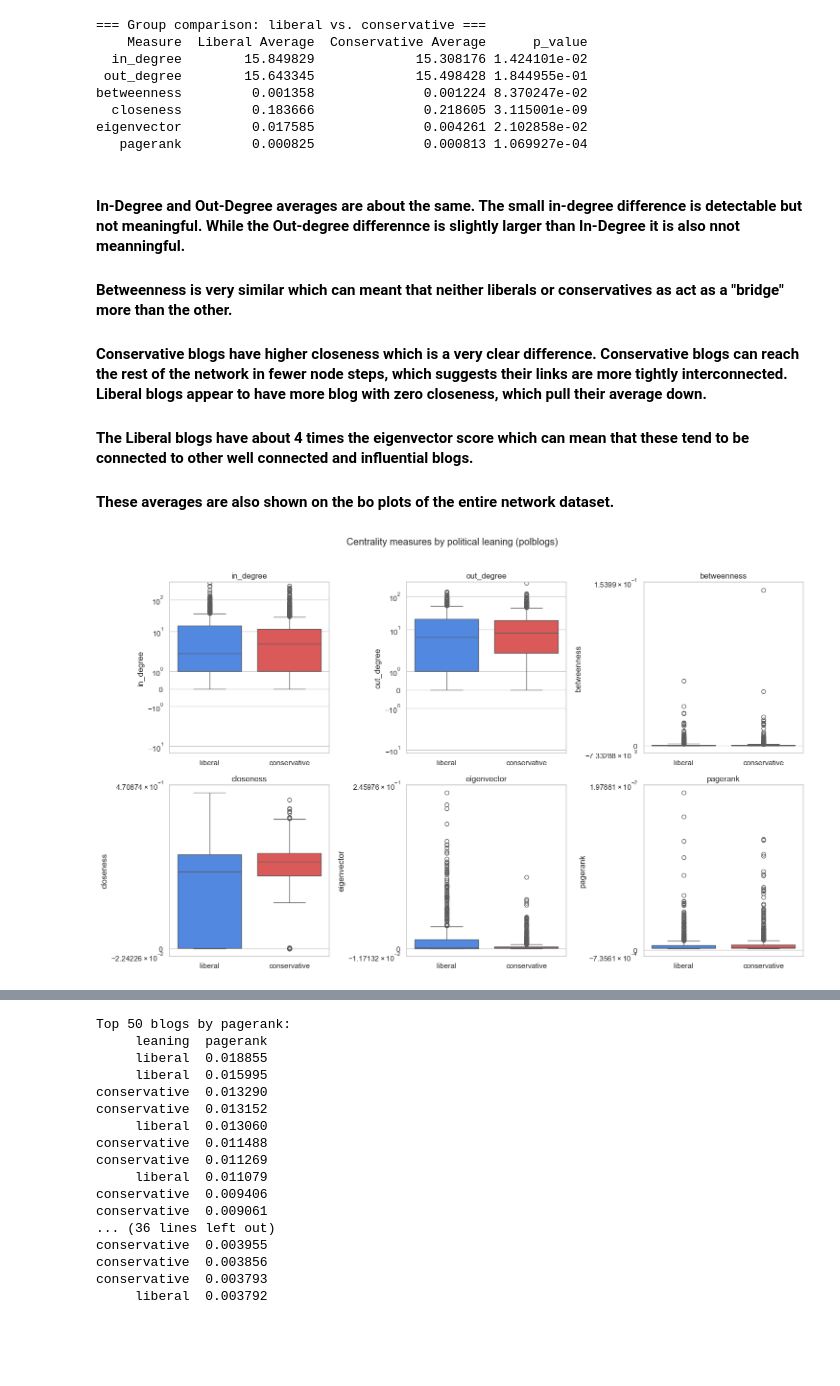
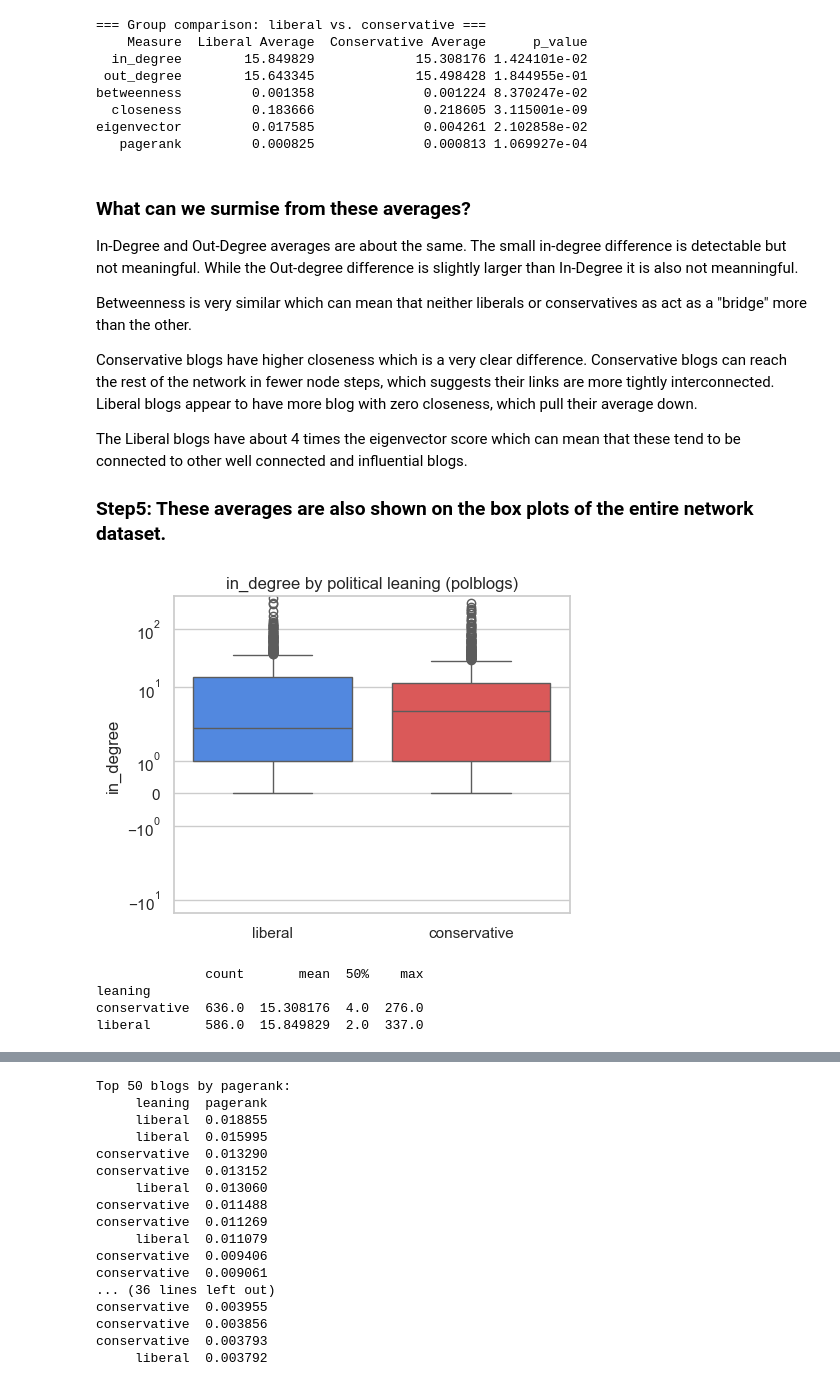
Before and after one commit to audiorunner13/Masters-Coursework, a Jupyter notebook: Data620 Fall 2026/Week 5/Project 1/Data 620 Week 5 Assignment - Project 1.ipynb, the cells around one changed output, grey strips where cells are left out. Cells and saved outputs as stored; diff of their text form; code cells hidden in the pictures; blank space fills up the shorter version.

```diff
--- a/Data620 Fall 2026/Week 5/Project 1/Data 620 Week 5 Assignment - Project 1.ipynb
+++ b/Data620 Fall 2026/Week 5/Project 1/Data 620 Week 5 Assignment - Project 1.ipynb
@@ -169,23 +176,38 @@ betweenness         0.001358              0.001224 8.370247e-02
 eigenvector         0.017585              0.004261 2.102858e-02
    pagerank         0.000825              0.000813 1.069927e-04
 # %% [markdown]
-#### In-Degree and Out-Degree averages are about the same. The small in-degree difference is detectable but not meaningful.  While the Out-degree differennce is slightly larger than In-Degree it is also nnot meanningful.
-#### Betweenness is very similar which can meant that neither liberals or conservatives as act as a "bridge" more than the other.
-#### Conservative blogs have higher closeness which is a very clear difference. Conservative blogs can reach the rest of the network in fewer node steps, which suggests their links are more tightly interconnected. Liberal blogs appear to have more blog with zero closeness, which pull their average down.
-#### The Liberal blogs have about 4 times the eigenvector score which can mean that these tend to be connected to other well connected and influential blogs.
-#### These averages are also shown on the bo plots of the entire network dataset.
+### What can we surmise from these averages?
+In-Degree and Out-Degree averages are about the same. The small in-degree difference is detectable but not meaningful.  While the Out-degree difference is slightly larger than In-Degree it is also not meanningful.
+
+Betweenness is very similar which can mean that neither liberals or conservatives as act as a "bridge" more than the other.
+
+Conservative blogs have higher closeness which is a very clear difference. Conservative blogs can reach the rest of the network in fewer node steps, which suggests their links are more tightly interconnected. Liberal blogs appear to have more blog with zero closeness, which pull their average down.
+
+The Liberal blogs have about 4 times the eigenvector score which can mean that these tend to be connected to other well connected and influential blogs.
+
+### Step5: These averages are also shown on the box plots of the entire network dataset.
-# %%
-fig, axes = plt.subplots(2, 3, figsize=(15, 9))
-for ax, m in zip(axes.flat, measures):
-    sns.boxplot(data=df, x="leaning", y=m, hue="leaning",
-                palette={"liberal": "#3b82f6", "conservative": "#ef4444"},
-                legend=False, ax=ax)
-    ax.set_yscale("symlog")  # centrality distributions are heavy-tailed
-    ax.set_title(m)
-    ax.set_xlabel("")
-for ax in axes.flat[len(measures):]:
-    ax.axis("off")
-fig.suptitle("Centrality measures by political leaning (polblogs)", y=1.02)
-fig.tight_layout()
-# %% [output]
-[figure, removed]
+# %%
+# Function boxplot_measure will create a box plot for each centrality measure and calculate the number of nodes in each group,
+# the mean, median, and the maximum number of  links attached to a node.
+
+def boxplot_measure(df, m):
+    fig, ax = plt.subplots(figsize=(5, 4))
+    sns.boxplot(data=df, x="leaning", y=m, hue="leaning",
+                palette={"liberal": "#3b82f6", "conservative": "#ef4444"},
+                legend=False, ax=ax)
+    ax.set_yscale("symlog")  # centrality distributions are heavy-tailed
+    ax.set_title(f"{m} by political leaning (polblogs)")
+    ax.set_xlabel("")
+    fig.tight_layout()
+    plt.show()
+
+    # Quick numbers to back up your comments
+    print(df.groupby("leaning")[m].describe()[["count", "mean", "50%", "max"]])
+# %%
+boxplot_measure(df, "in_degree")
+# %% [output]
+[figure, added]
+              count       mean  50%    max
+leaning
+conservative  636.0  15.308176  4.0  276.0
+liberal       586.0  15.849829  2.0  337.0
```
Also changed, not shown: parts of 24 cells of this notebook, 5 other files.
